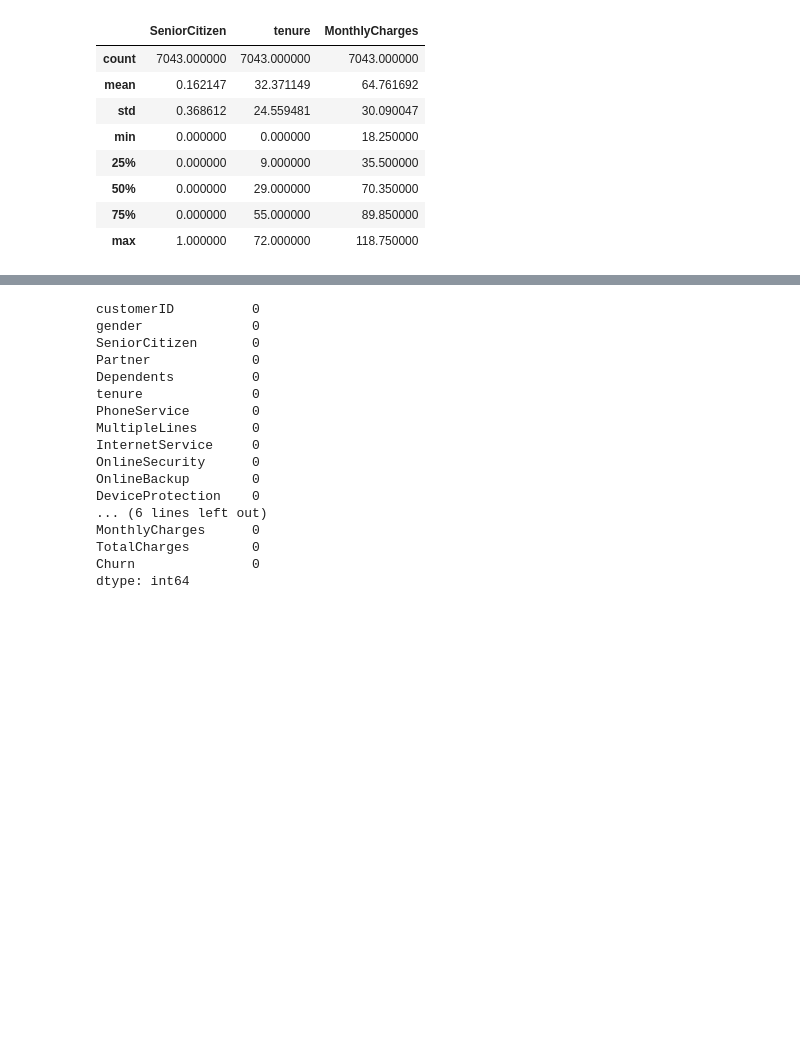
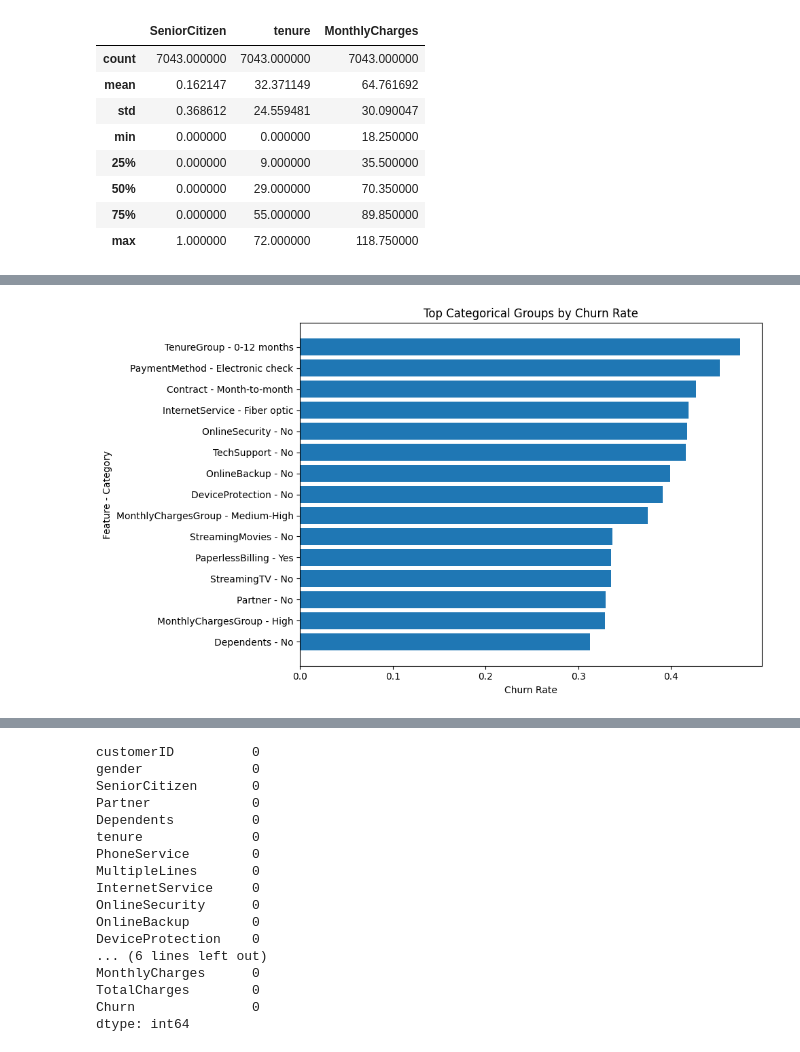
Before and after one commit to Tamirahsharieff/Zaalima-Data-Analytics-Team, a Jupyter notebook: notebooks/customer_churn_analysis.ipynb, the cells around one changed output, grey strips where cells are left out. Cells and saved outputs as stored; diff of their text form; code cells hidden in the pictures; blank space fills up the shorter version.

```diff
--- a/notebooks/customer_churn_analysis.ipynb
+++ b/notebooks/customer_churn_analysis.ipynb
@@ -80,0 +856,4 @@ df.describe()
+# %%
+for col, rates in churn_rates.items():
+    print(f"\n{col}")
+    print(rates)
@@ -80,0 +878,19 @@ df.describe()
+# %%
+categorical_churn_rates = []
+
+for col in categorical_features:
+    rates = df.groupby(col)['Churn'].mean()
+
+    for category, rate in rates.items():
+        categorical_churn_rates.append({
+            'Feature': col,
+            'Category': category,
+            'ChurnRate': rate
+        })
+
+categorical_churn_df = pd.DataFrame(categorical_churn_rates)
+
+categorical_churn_df.sort_values(
+    'ChurnRate',
+    ascending=False
+).head(20)
@@ -80,0 +915,23 @@ df.describe()
+# %%
+import matplotlib.pyplot as plt
+
+top_categories = categorical_churn_df.sort_values(
+    'ChurnRate',
+    ascending=False
+).head(15)
+
+plt.figure(figsize=(10, 6))
+
+plt.barh(
+    top_categories['Feature'] + ' - ' + top_categories['Category'],
+    top_categories['ChurnRate']
+)
+
+plt.xlabel('Churn Rate')
+plt.ylabel('Feature - Category')
+plt.title('Top Categorical Groups by Churn Rate')
+plt.gca().invert_yaxis()
+plt.tight_layout()
+plt.show()
+# %% [output]
+[figure, added]
```
Also changed, not shown: parts of 68 cells of this notebook.
